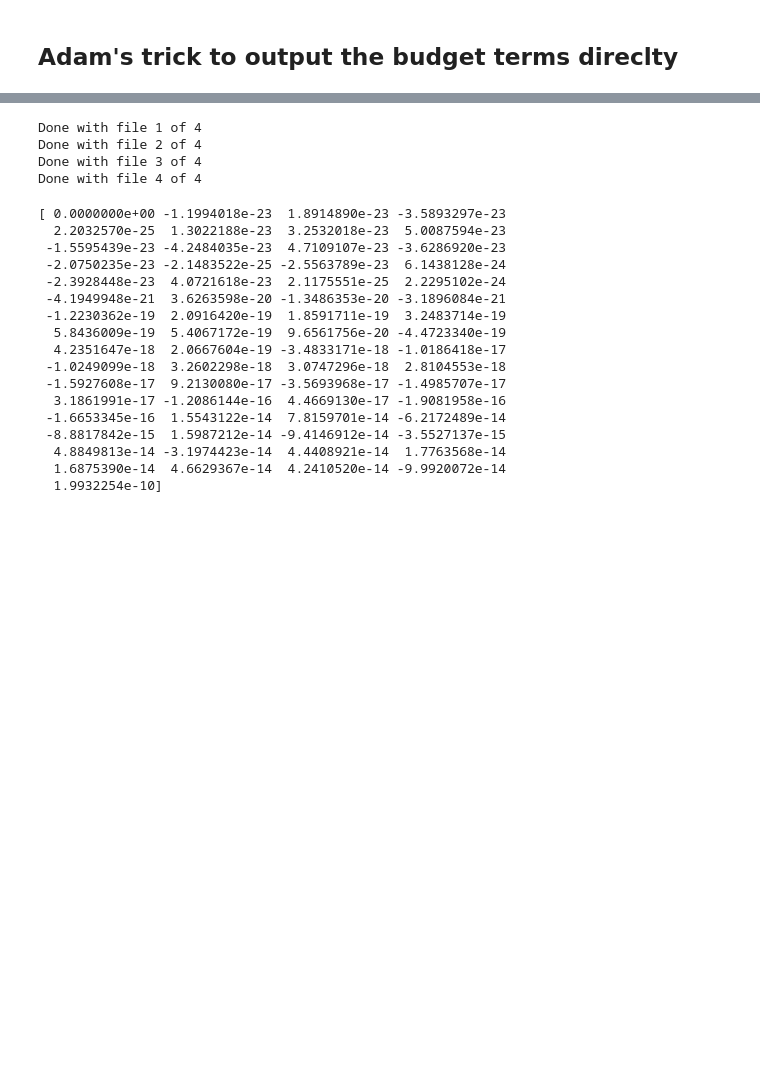
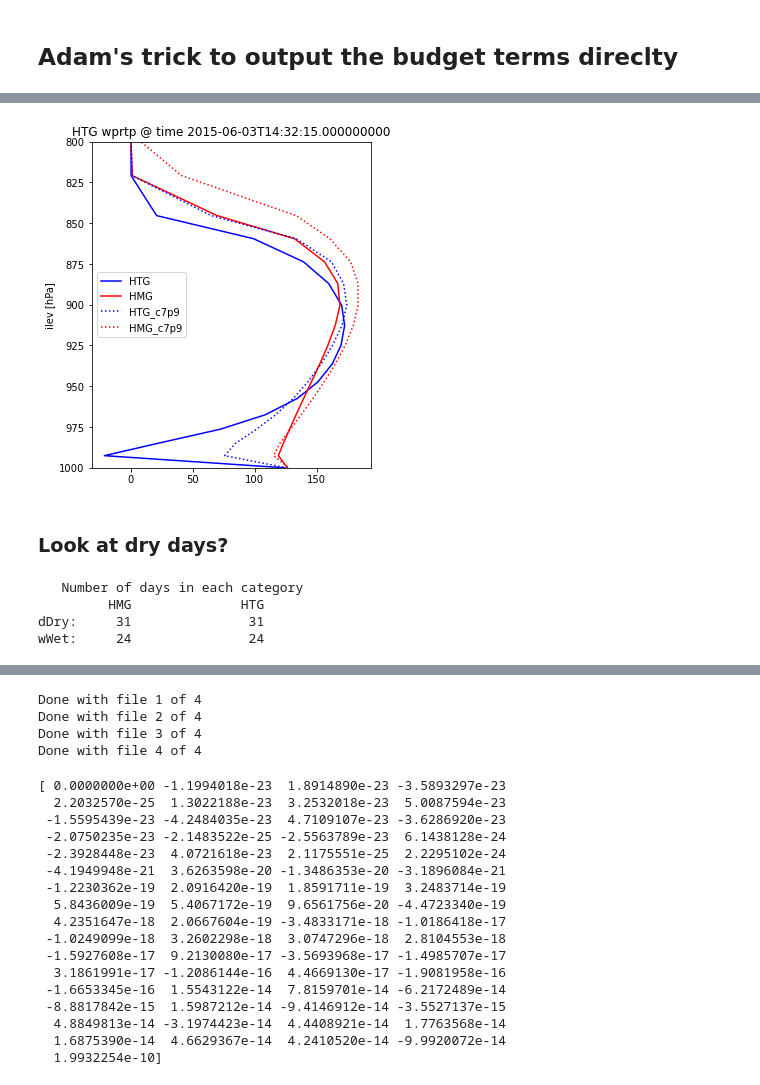
Before and after one commit to megandevlan/CLASP-CESM2_analysis, a Jupyter notebook: Scratch_wprtpBudget.ipynb, the cells around one changed output, grey strips where cells are left out. Drawn from its saved outputs; the diff is of its cells as text; code cells hidden in the pictures; blank space fills up the shorter version.

```diff
--- a/Scratch_wprtpBudget.ipynb
+++ b/Scratch_wprtpBudget.ipynb
@@ -45,0 +261,7 @@ def cesm_correct_time(ds):
+# %%
+# Merge into larger dataset
+HTGcamDS_art = xr.merge([HTGcamDS_art, HTGcamDS_artExtra])
+HMGcamDS_art = xr.merge([HMGcamDS_art, HMGcamDS_artExtra])
+
+HTGcamDS_artc7p9 = xr.merge([HTGcamDS_artc7p9, HTGcamDS_artExtrac7p9])
+HMGcamDS_artc7p9 = xr.merge([HMGcamDS_artc7p9, HMGcamDS_artExtrac7p9])
@@ -45,0 +426,16 @@ def cesm_correct_time(ds):
+# %%
+fig,axs = plt.subplots(1,1, figsize=(5,6))
+
+axs.plot(HTGcamDS_local.WPRTP_CLUBB.values[timeSel,:,0,0],        HTGcamDS_local.ilev.values,'b', label='HTG')
+axs.plot(HMGcamDS_local.WPRTP_CLUBB.values[timeSel,:,0,0],        HTGcamDS_local.ilev.values,'r', label='HMG')
+
+axs.plot(HTGcamDS_localc7p9.WPRTP_CLUBB.values[timeSel,:,0,0],        HTGcamDS_local.ilev.values,'b:', label='HTG_c7p9')
+axs.plot(HMGcamDS_localc7p9.WPRTP_CLUBB.values[timeSel,:,0,0],        HTGcamDS_local.ilev.values,'r:', label='HMG_c7p9')
+
+
+axs.legend()
+axs.set_ylim([800,1000])
+axs.invert_yaxis()
+axs.set_ylabel('ilev [hPa]')
+axs.set_title('HTG wprtp @ time '+str(HMGcamDS_local.time.values[timeSel]))
+# %% [output]
@@ -45,0 +443,3 @@ def cesm_correct_time(ds):
+[figure, added]
+# %% [markdown]
+### Look at dry days?
@@ -45,0 +612,10 @@ def cesm_correct_time(ds):
+# %%
+print('   Number of days in each category   ')
+print('         HMG              HTG   ')
+print('dDry: %6i %16i' % (len(HMG_dDry.year_month_day.values), len(HTG_dDry.year_month_day.values)) )
+print('wWet: %6i %16i' % (len(HMG_wWet.year_month_day.values), len(HTG_wWet.year_month_day.values)) )
+# %% [output]
+   Number of days in each category
+         HMG              HTG
+dDry:     31               31
+wWet:     24               24
```
Also changed, not shown: parts of 50 cells of this notebook, 14 other files.
